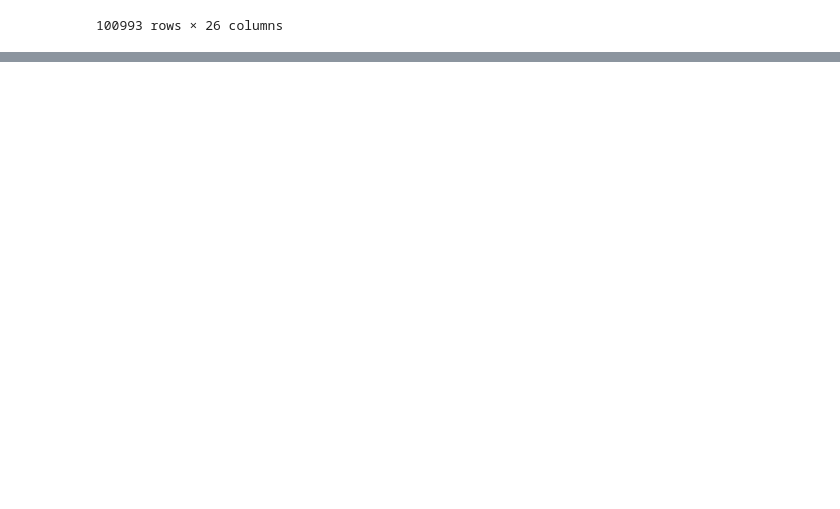
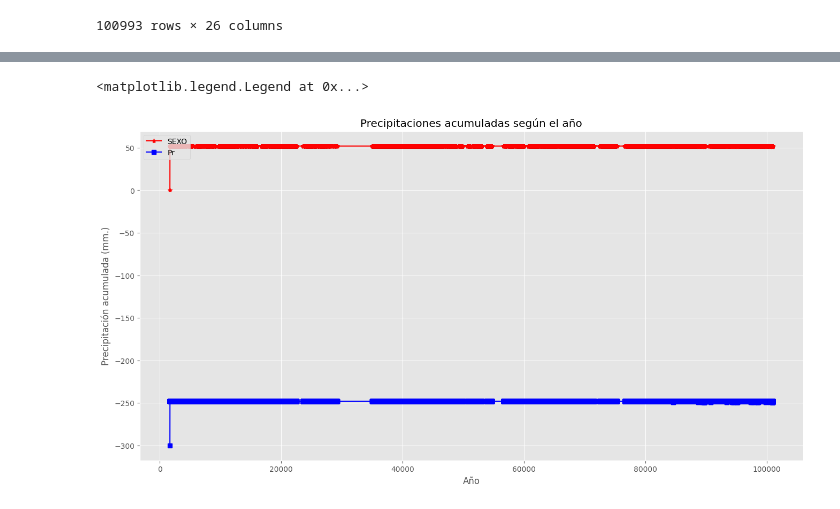
Before and after one commit to pandamuel/Analisis-financiero, a Jupyter notebook: Dataset.ipynb, the cells around one changed output, grey strips where cells are left out. Cells and saved outputs as stored; diff of their text form; code cells hidden in the pictures; blank space fills up the shorter version.

```diff
--- a/Dataset.ipynb
+++ b/Dataset.ipynb
@@ -26,0 +342,3 @@ tabla
+# %%
+filtro=tabla[tabla['SEXO']=='FEMENINO']
+filtro
@@ -26,0 +453,14 @@ tabla
+# %%
+count_ventana = filtro.rolling(window=2).count()
+x_new= count_ventana .index
+y_new= count_ventana .sum(axis='columns')
+fig, ax = plt.subplots(nrows=1, ncols=1,figsize=(16, 8))
+ax.plot(x_new, y_new, label='SEXO',color='r',marker='*')
+ax.plot(x_new, y_new-300, label='Pr',color='b',marker='s')
+ax.set_xlabel('Año')
+ax.set_ylabel('Precipitación acumulada (mm.)')
+ax.set_title('Precipitaciones acumuladas según el año')
+ax.legend(loc='upper left')
+# %% [output]
+<matplotlib.legend.Legend at 0x...>
+[figure, added]
```
Also changed, not shown: parts of 49 cells of this notebook, 4 other files.
